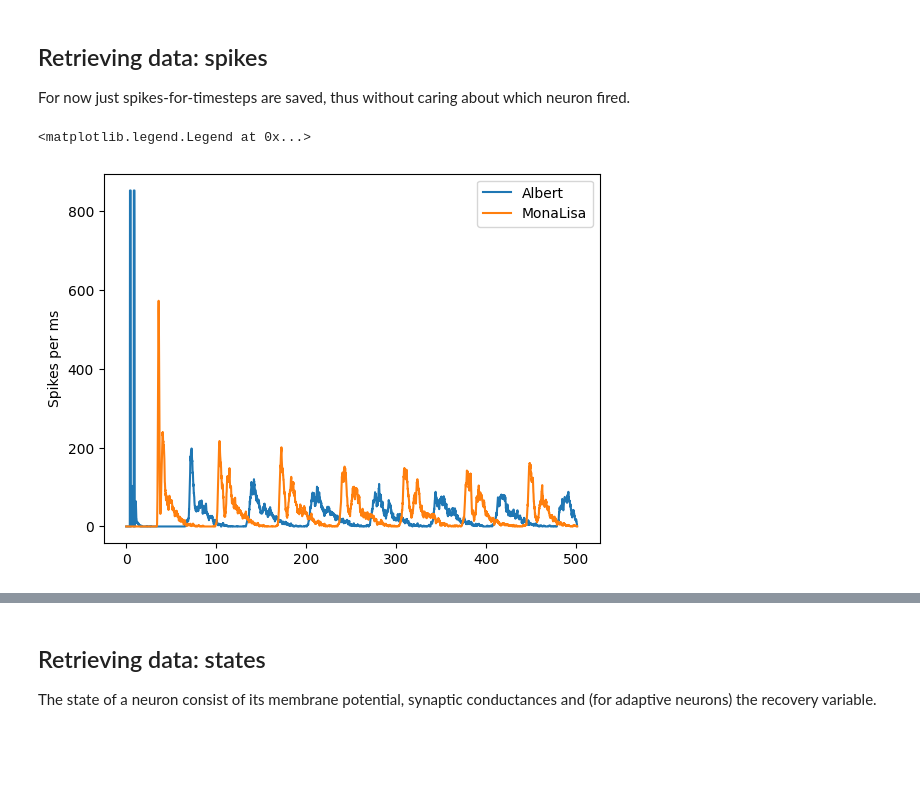
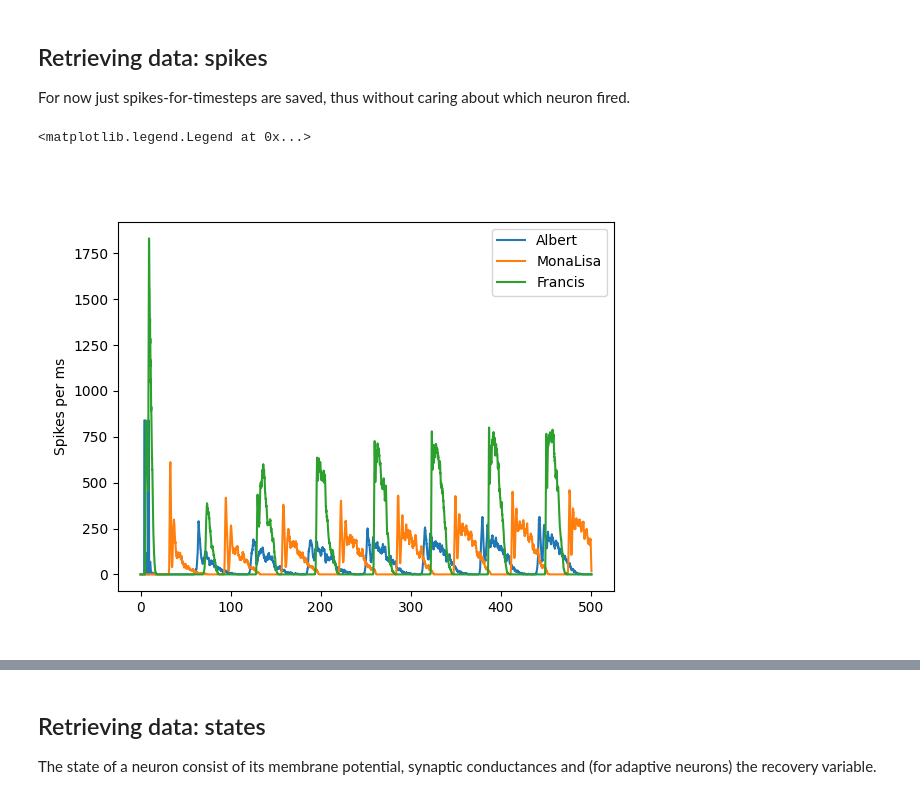
Before and after one commit to djanloo/quilt, a Jupyter notebook: example.ipynb, the cells around one changed output, grey strips where cells are left out. Drawn from its saved outputs; the diff is of its cells as text; code cells hidden in the pictures; blank space fills up the shorter version.

```diff
--- a/example.ipynb
+++ b/example.ipynb
@@ -59,5 +61,5 @@ Networks are stored in .yaml files.
 # %%
 from quilt.builder import SpikingNetwork
 
-spikenet = SpikingNetwork.from_yaml("tests/spiking.yaml", neuron_catalogue)
+spikenet = SpikingNetwork.from_yaml("tests/spiking_2.yaml", neuron_catalogue)
 # %% [output]
@@ -112,19 +116,25 @@ For now just spikes-for-timesteps are saved, thus without caring about which neu
 # %%
 albert_data = spikenet.populations['Albert'].get_data()
 monalisa_data = spikenet.populations['MonaLisa'].get_data()
+francis_data = spikenet.populations['Francis'].get_data()
 # %%
 N = 10
 
 plt.plot(np.arange(len(albert_data['spikes']) + N-1 )*0.1,
          np.convolve(albert_data['spikes'], np.ones(N)),
          label="Albert")
 
 plt.plot(np.arange(len(monalisa_data['spikes']) + N-1 )*0.1,
          np.convolve(monalisa_data['spikes'], np.ones(N)),
          label="MonaLisa")
 
+plt.plot(np.arange(len(francis_data['spikes']) + N-1 )*0.1,
+         np.convolve(francis_data['spikes'], np.ones(N)),
+         label="Francis")
+
+
 plt.ylabel("Spikes per ms");
 plt.legend()
 # %% [output]
 <matplotlib.legend.Legend at 0x...>
-[figure, old version]
+[figure, new version]
```
Also changed, not shown: parts of 12 cells of this notebook, 1 other file.
